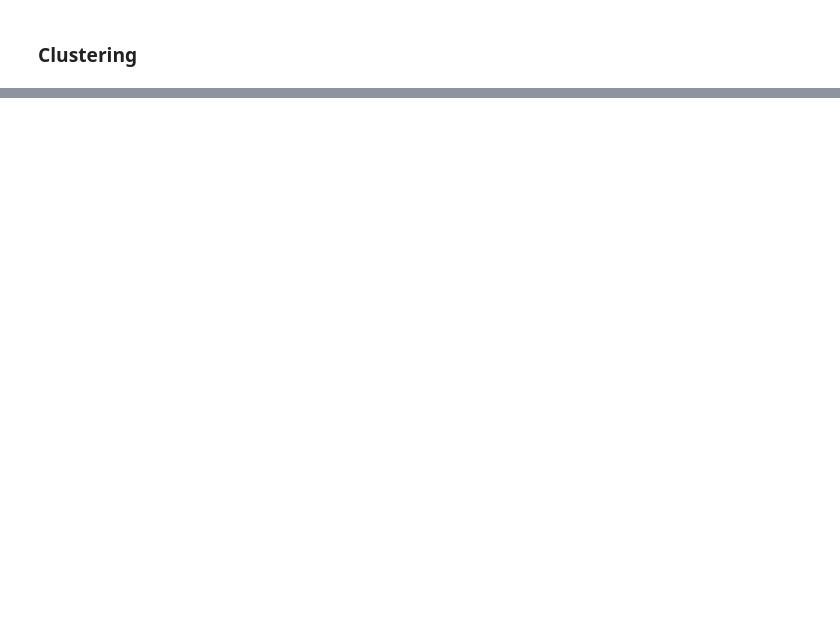
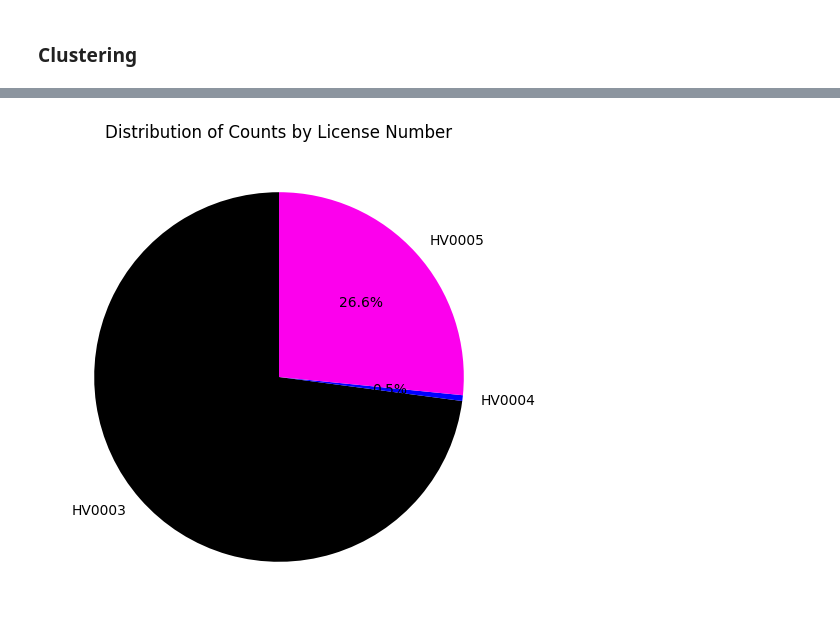
Before and after one commit to GonzaloLopezS/TFM_VTC_NYC, a Jupyter notebook: Notebooks/prueba_2021.ipynb, the cells around one changed output, grey strips where cells are left out. Cells and saved outputs as stored; diff of their text form; code cells hidden in the pictures; blank space fills up the shorter version.

```diff
--- a/Notebooks/prueba_2021.ipynb
+++ b/Notebooks/prueba_2021.ipynb
@@ -240,0 +185,3 @@ Name: count, dtype: int64
+# %%
+grouped_counts = trips.groupby('hvfhs_license_num')['hvfhs_license_num'].count()
+print(grouped_counts)
@@ -240,0 +194,12 @@ Name: count, dtype: int64
+# %%
+# Define colors for each category
+colors = ['black' if index == 'HV0003' else '#fc00ed' if index == 'HV0005' else 'blue' for index in grouped_counts.index]
+
+# Plot the bar chart
+grouped_counts.plot(kind='bar', color=colors, figsize=(8, 6))
+
+# Add labels and title
+plt.xlabel('License Number')
+plt.ylabel('Count')
+plt.title('Counts by License Number')
+plt.show()
@@ -240,0 +208,8 @@ Name: count, dtype: int64
+# %%
+# Generate a pie chart for grouped_counts
+plt.figure(figsize=(6, 6))
+plt.pie(grouped_counts, labels=grouped_counts.index, autopct='%1.1f%%', startangle=90, colors=colors)
+plt.title('Distribution of Counts by License Number')
+plt.show()
+# %% [output]
+[figure, added]
```
Also changed, not shown: parts of 35 cells of this notebook.
